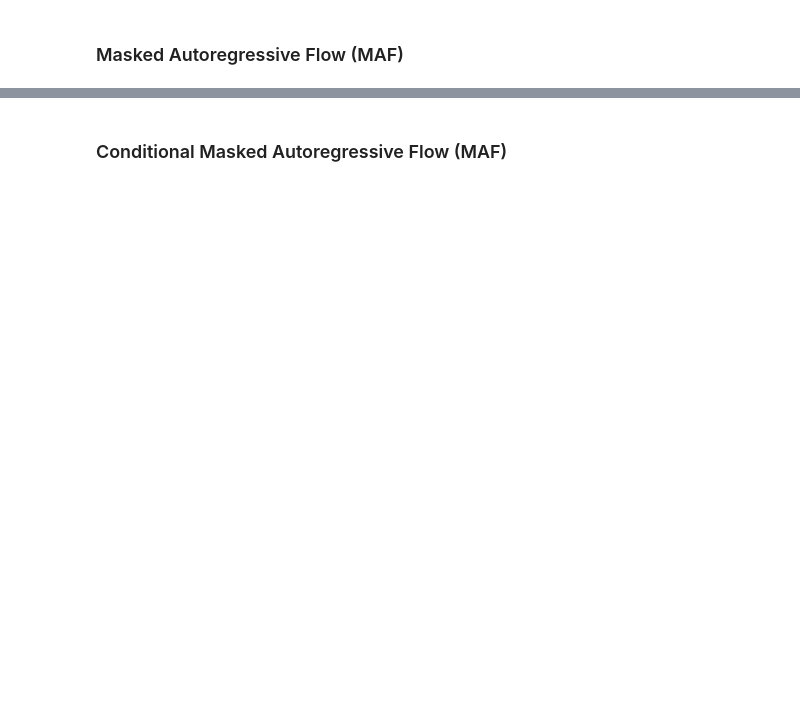
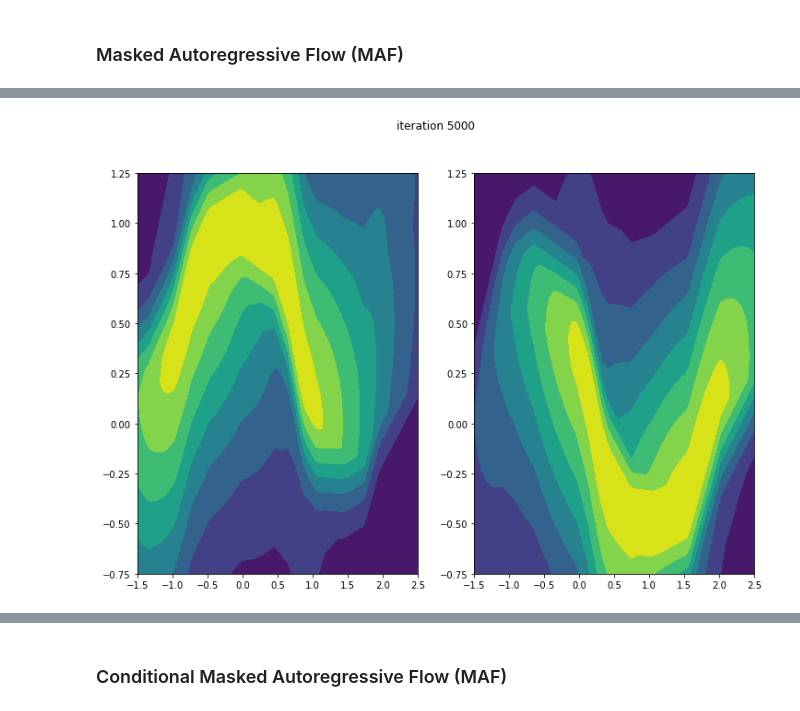
Before and after one commit to pfilo8/Conditional-object-generation-using-pre-trained-models-and-plug-in-networks, a Jupyter notebook: Workshop.ipynb, the cells around one changed output, grey strips where cells are left out. Cells and saved outputs as stored; diff of their text form; code cells hidden in the pictures; blank space fills up the shorter version.

```diff
--- a/Workshop.ipynb
+++ b/Workshop.ipynb
@@ -122,0 +343,33 @@ for i in range(num_iter):
+# %%
+c_nice = cNICE(features=2, hidden_features=4, context_features=1)
+c_nice_opt = optim.Adam(c_nice.parameters())
+# %%
+def train_conditional(model, opt, num_iter=5000, iter_log=5000):
+    for i in range(num_iter):
+        x, y = datasets.make_moons(128, noise=.1)
+        x = torch.tensor(x, dtype=torch.float32)
+        y = torch.tensor(y, dtype=torch.float32).reshape(-1, 1)
+        opt.zero_grad()
+        loss = -model.log_prob(inputs=x, context=y).mean()
+        loss.backward()
+        opt.step()
+
+        if (i + 1) % iter_log == 0:
+            fig, ax = plt.subplots(1, 2, figsize=(12, 8))
+            xline = torch.linspace(-1.5, 2.5, 100)
+            yline = torch.linspace(-.75, 1.25, 100)
+            xgrid, ygrid = torch.meshgrid(xline, yline)
+            xyinput = torch.cat([xgrid.reshape(-1, 1), ygrid.reshape(-1, 1)], dim=1)
+
+            with torch.no_grad():
+                zgrid0 = model.log_prob(xyinput, torch.zeros(10000, 1)).exp().reshape(100, 100)
+                zgrid1 = model.log_prob(xyinput, torch.ones(10000, 1)).exp().reshape(100, 100)
+
+            ax[0].contourf(xgrid.numpy(), ygrid.numpy(), zgrid0.numpy())
+            ax[1].contourf(xgrid.numpy(), ygrid.numpy(), zgrid1.numpy())
+            fig.suptitle('iteration {}'.format(i + 1))
+            plt.show()
+# %%
+train_conditional(c_nice, c_nice_opt)
+# %% [output]
+[figure, added]
```
Also changed, not shown: parts of 26 cells of this notebook.
